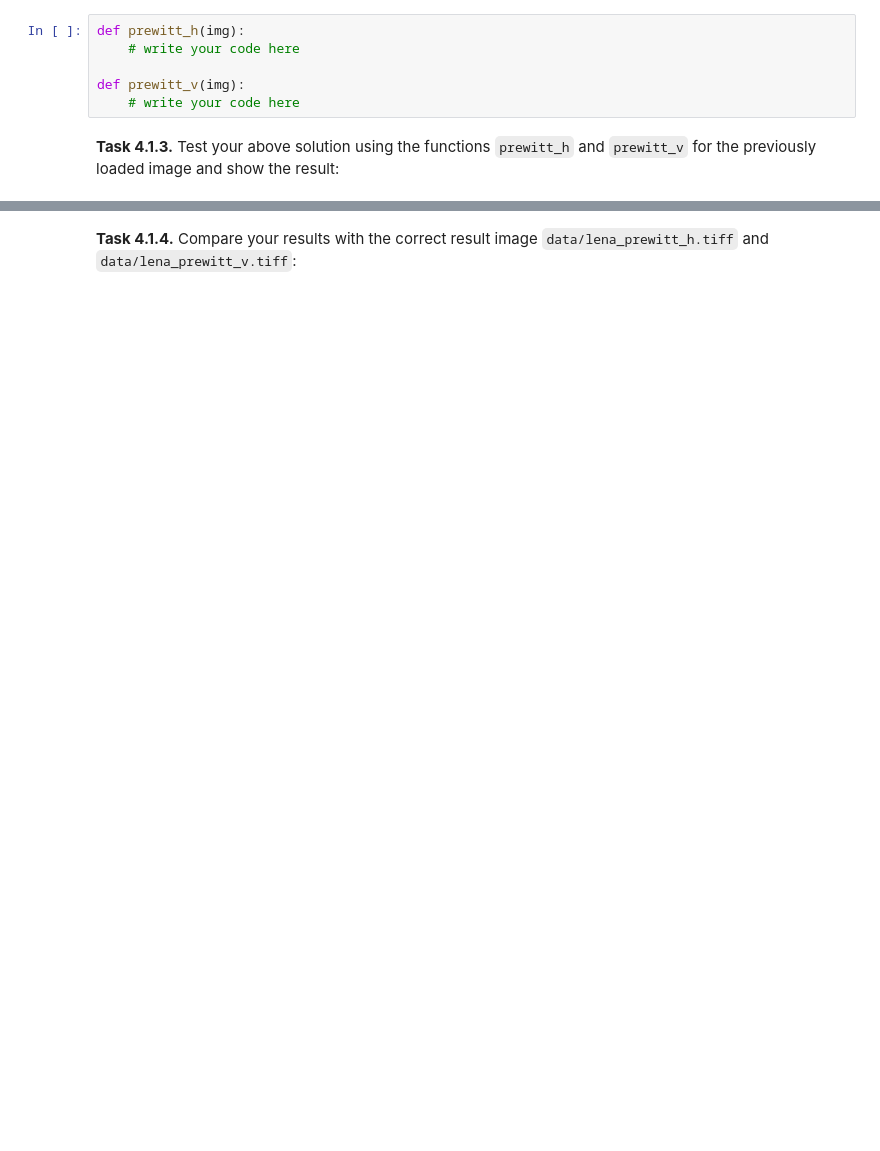
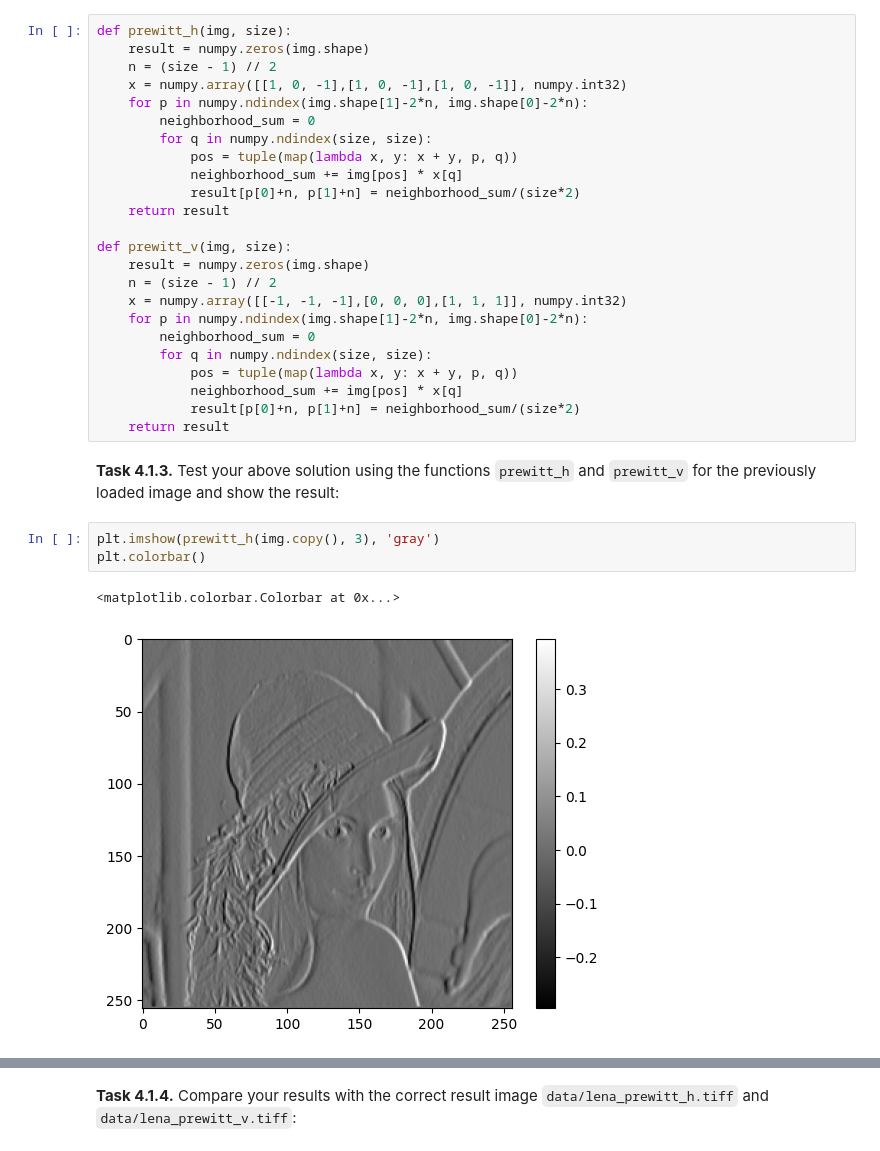
Before and after one commit to Mapfi2004/mobi-fs3-python, a Jupyter notebook: task4.ipynb, the cells around one changed output, grey strips where cells are left out. Drawn from its saved outputs; the diff is of its cells as text; blank space fills up the shorter version.

```diff
--- a/task4.ipynb
+++ b/task4.ipynb
@@ -17,11 +17,35 @@ plt.imshow(img, 'gray')
 [figure]
 # %% [markdown]
 **<a id="#">Task 4.1.2.</a>** Implement horizontal and vertical $3 \times 3$ Prewitt filters:
-# %%
-def prewitt_h(img):
-    # write your code here
-
-def prewitt_v(img):
-    # write your code here
+# %%
+def prewitt_h(img, size):
+    result = numpy.zeros(img.shape)
+    n = (size - 1) // 2
+    x = numpy.array([[1, 0, -1],[1, 0, -1],[1, 0, -1]], numpy.int32)
+    for p in numpy.ndindex(img.shape[1]-2*n, img.shape[0]-2*n):
+        neighborhood_sum = 0
+        for q in numpy.ndindex(size, size):
+            pos = tuple(map(lambda x, y: x + y, p, q))
+            neighborhood_sum += img[pos] * x[q]
+            result[p[0]+n, p[1]+n] = neighborhood_sum/(size*2)
+    return result
+
+def prewitt_v(img, size):
+    result = numpy.zeros(img.shape)
+    n = (size - 1) // 2
+    x = numpy.array([[-1, -1, -1],[0, 0, 0],[1, 1, 1]], numpy.int32)
+    for p in numpy.ndindex(img.shape[1]-2*n, img.shape[0]-2*n):
+        neighborhood_sum = 0
+        for q in numpy.ndindex(size, size):
+            pos = tuple(map(lambda x, y: x + y, p, q))
+            neighborhood_sum += img[pos] * x[q]
+            result[p[0]+n, p[1]+n] = neighborhood_sum/(size*2)
+    return result
 # %% [markdown]
 **<a id="#">Task 4.1.3.</a>** Test your above solution using the functions `prewitt_h` and `prewitt_v` for the previously loaded image and show the result:
+# %%
+plt.imshow(prewitt_h(img.copy(), 3), 'gray')
+plt.colorbar()
+# %% [output]
+<matplotlib.colorbar.Colorbar at 0x...>
+[figure, added]
```
Also changed, not shown: parts of 2 cells of this notebook.
